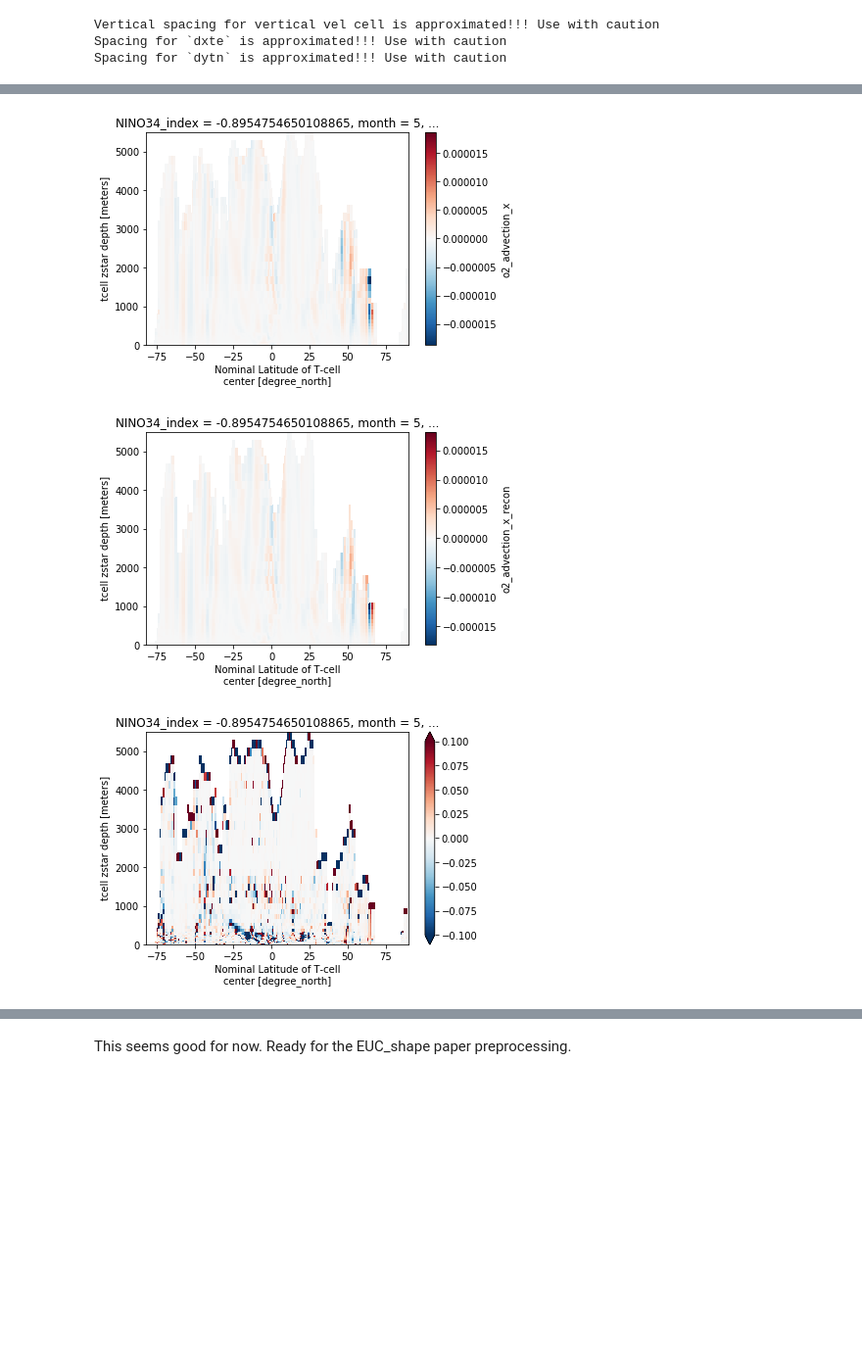
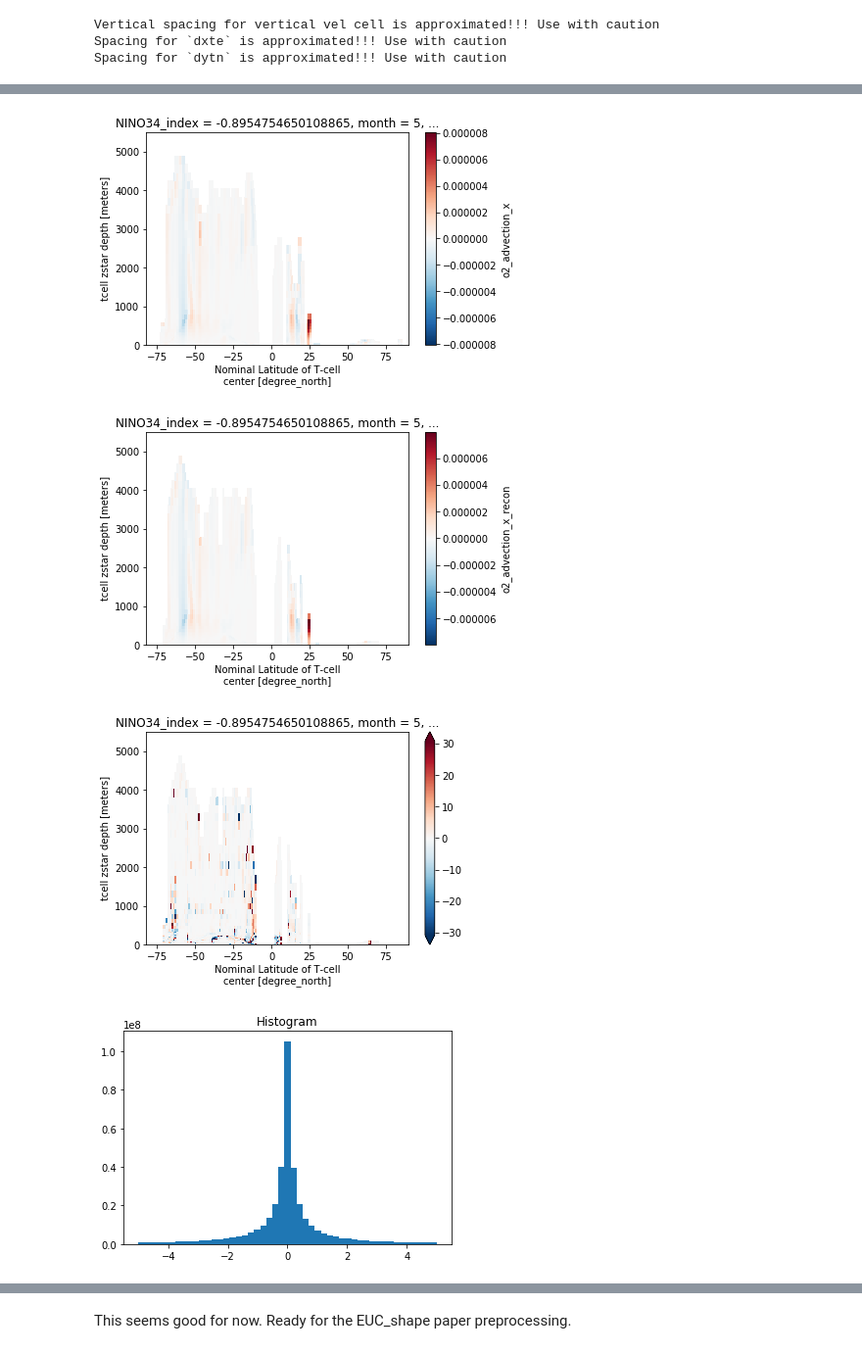
Before and after one commit to jbusecke/mom_tools, a Jupyter notebook: CM-O2_suite_budget_tests.ipynb, the cells around one changed output, grey strips where cells are left out. Shown: that part at 98% size. Saved outputs shown, nothing was run; the diff lists cells and outputs as text; code cells hidden in the pictures; blank space fills up the shorter version.

```diff
--- a/CM-O2_suite_budget_tests.ipynb
+++ b/CM-O2_suite_budget_tests.ipynb
@@ -195,5 +208,6 @@ def add_split_tendencies(ds):
 %autoreload 1
 %aimport mom_budgets
 from mom_budgets import add_vertical_spacing, add_split_tendencies
-ds_test = xr.open_zarr('/work/Julius.Busecke/zarr_test/CM21deg_control.zarr')
+# ds_test = xr.open_zarr('/work/Julius.Busecke/zarr_test/CM21deg_control.zarr')
+ds_test = xr.open_zarr('/work/Julius.Busecke/zarr_test/CM26_control.zarr')
 ds_test = add_vertical_spacing(ds_test)
@@ -209,12 +253,13 @@ Spacing for `dytn` is approximated!!! Use with caution
 # %%
-roi = dict(time=4, xu_ocean=250)
+# How well do we reconstruct the actual fluxes (this is probably the toughest test...)
+roi = dict(time=4, xu_ocean=200)
 fld = 'o2_xflux_adv'
 
-roi = dict(time=4, xt_ocean=250)
+roi = dict(time=4, xt_ocean=200)
 fld = 'o2_yflux_adv'
 
-roi = dict(time=4, xt_ocean=250)
-fld = 'o2_zflux_adv'
+# roi = dict(time=4, xt_ocean=250)
+# fld = 'o2_zflux_adv'
 
 plt.figure()
 ds_test['%s' %fld].isel(**roi).plot()
@@ -223,5 +268,8 @@ plt.figure()
 ds_test['%s_recon' %fld].isel(**roi).plot()
 
 plt.figure()
-((ds_test['%s_recon' %fld] - ds_test['%s' %fld]) / ds_test['%s' %fld]).isel(**roi).plot(vmax=0.05)
+(((ds_test['%s_recon' %fld] - ds_test['%s' %fld]) / ds_test['%s' %fld]) * 100).isel(**roi).plot(robust=True)
+
+plt.figure()
+(((ds_test['%s_recon' %fld] - ds_test['%s' %fld]) / ds_test['%s' %fld]) * 100).plot(bins=np.linspace(-5, 5, 50))
 # %% [output]
@@ -239,6 +304,12 @@ plt.figure()
 ds_test['o2_advection_x_recon'].isel(**roi).plot()
 
 
+
+error = ((ds_test['o2_advection_x_recon'] - ds_test['o2_advection_x']) / ds_test['o2_advection_x']) * 100
 plt.figure()
-((ds_test['o2_advection_x_recon'] - ds_test['o2_advection_x']) / ds_test['o2_advection_x']).isel(**roi).plot(vmax=0.1)
+error.isel(**roi).plot(robust=True)
+
+plt.figure()
+error.where(xr.ufuncs.isfinite(error)).plot(bins=np.linspace(-5,5,50))
+# plt.gca().set_yscale('log')
 # %% [output]
@@ -246,4 +333,5 @@ plt.figure()
-[figure, old version]
+[figure, new version]
-[figure, old version]
+[figure, new version]
-[figure, old version]
+[figure, new version]
+[figure, added]
 # %%
```
Also changed, not shown: parts of 22 cells of this notebook, 3 other files.
